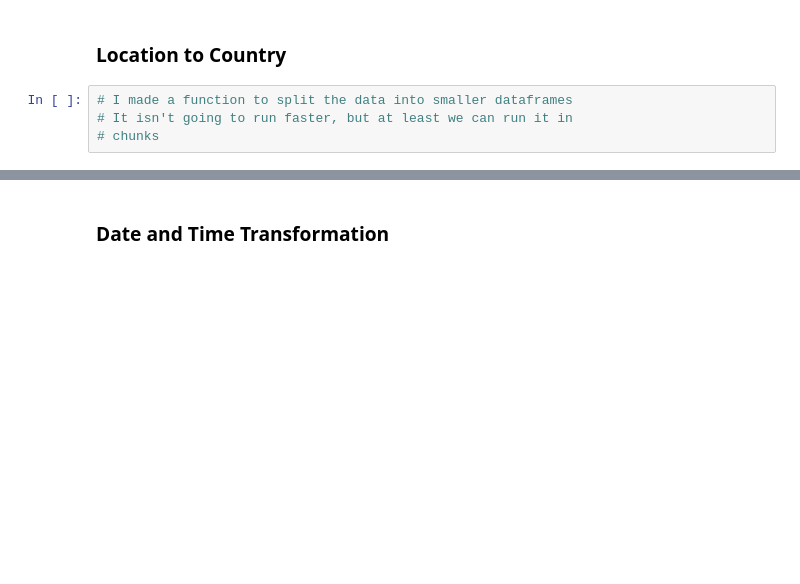
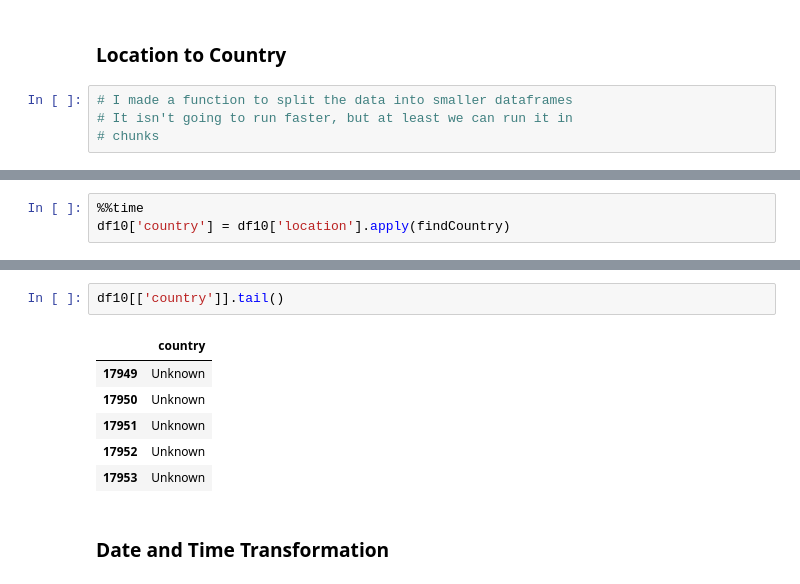
Before and after one commit to sofiapiedrahita/CyberCollective, a Jupyter notebook: Cyber Security Tweets Preprocessing - elyse.ipynb, the cells around one changed output, grey strips where cells are left out. Cells and saved outputs as stored; diff of their text form; blank space fills up the shorter version.

```diff
--- a/Cyber Security Tweets Preprocessing - elyse.ipynb
+++ b/Cyber Security Tweets Preprocessing - elyse.ipynb
@@ -236,0 +290,3 @@ Wall time: 7.87 µs
+# %%
+%%time
+df10['country'] = df10['location'].apply(findCountry)
@@ -237,3 +296,12 @@ Wall time: 7.87 µs
+# %%
+df10[['country']].tail()
+# %% [output]
+|  | country |
+| 17949 | Unknown |
+| 17950 | Unknown |
+| 17951 | Unknown |
+| 17952 | Unknown |
+| 17953 | Unknown |
 # %% [markdown]
 ### Date and Time Transformation
 # %%
```
Also changed, not shown: parts of 17 cells of this notebook.
